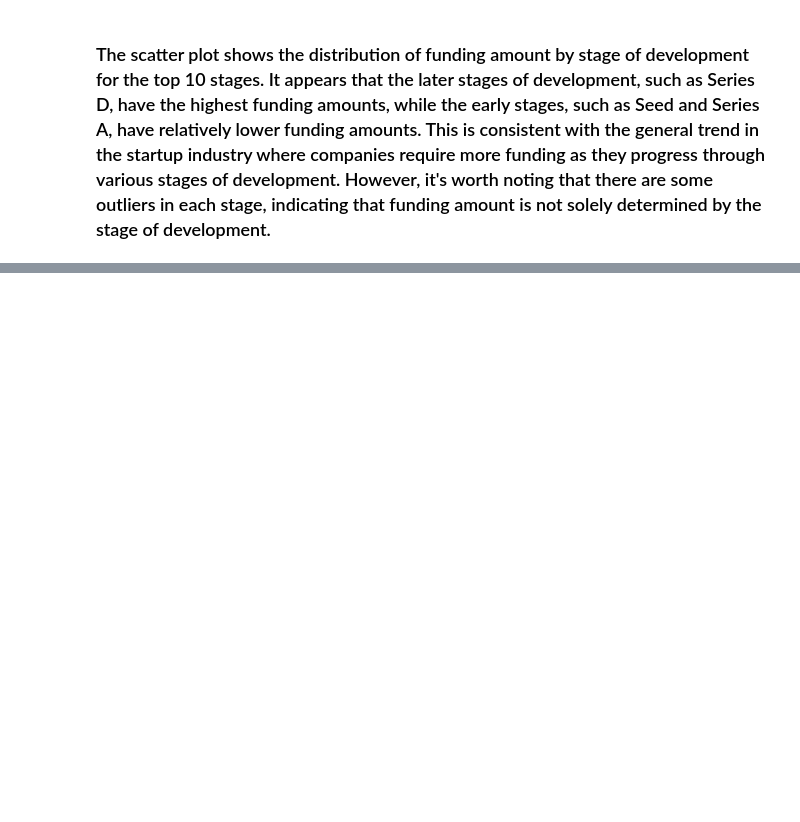
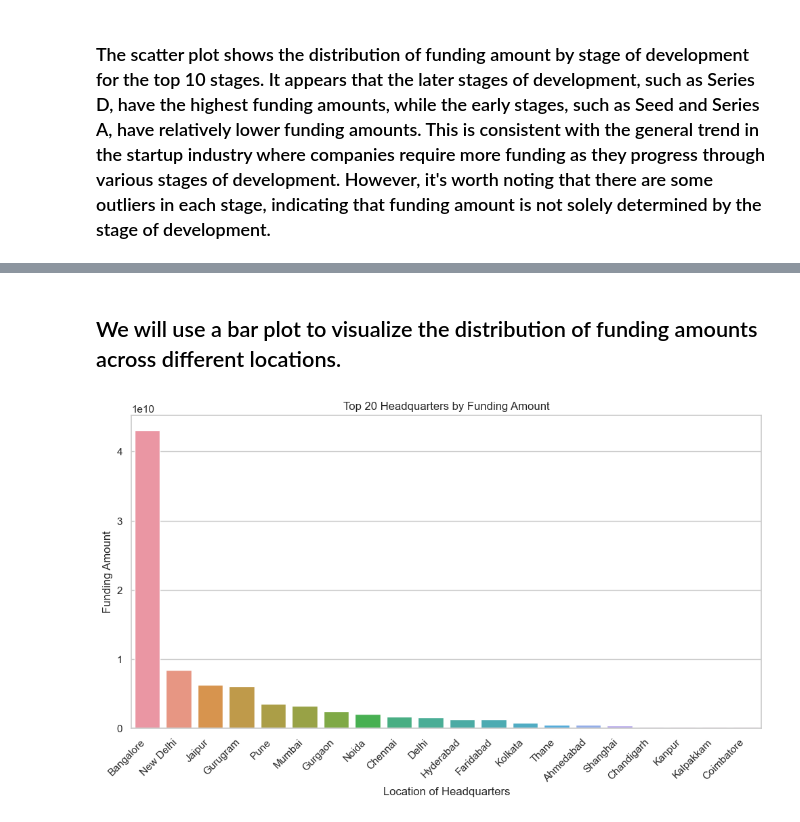
Before and after one commit to Israel-Anaba/Edinburgh-Indian-Start-up-Project, a Jupyter notebook: Answering questions and Hypothesis Testing.ipynb, the cells around one changed output, grey strips where cells are left out. Saved outputs shown, nothing was run; the diff lists cells and outputs as text; code cells hidden in the pictures; blank space fills up the shorter version.

```diff
--- a/Answering questions and Hypothesis Testing.ipynb
+++ b/Answering questions and Hypothesis Testing.ipynb
@@ -101,0 +106,25 @@ plt.show()
+# %% [markdown]
+## We will use a bar plot to visualize the distribution of funding amounts across different locations.
+# %%
+# Rename the 'Amount($)' column to 'Amount'
+df = df.rename(columns={'Amount($)': 'Amount'})
+
+# Calculate the total funding amount by headquarters
+hq_totals = df.groupby('HeadQuarter')['Amount'].sum().reset_index()
+
+# Select the top 20 headquarters by funding amount
+top_hqs = hq_totals.sort_values('Amount', ascending=False).head(20)
+
+# Set the plot style
+sns.set(style="whitegrid")
+
+# Create the bar plot
+plt.figure(figsize=(12, 6))
+sns.barplot(x='HeadQuarter', y='Amount', data=top_hqs, ci=None)
+plt.xlabel('Location of Headquarters')
+plt.ylabel('Funding Amount')
+plt.title('Top 20 Headquarters by Funding Amount')
+plt.xticks(rotation=45, ha='right')
+plt.show()
+# %% [output]
+[figure, added]
```
Also changed, not shown: parts of 12 cells of this notebook.
